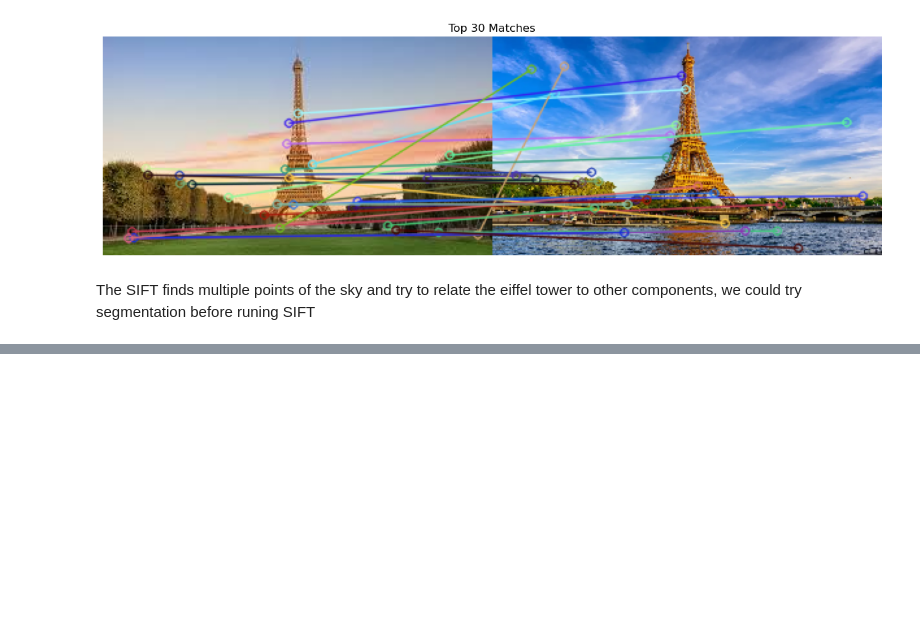
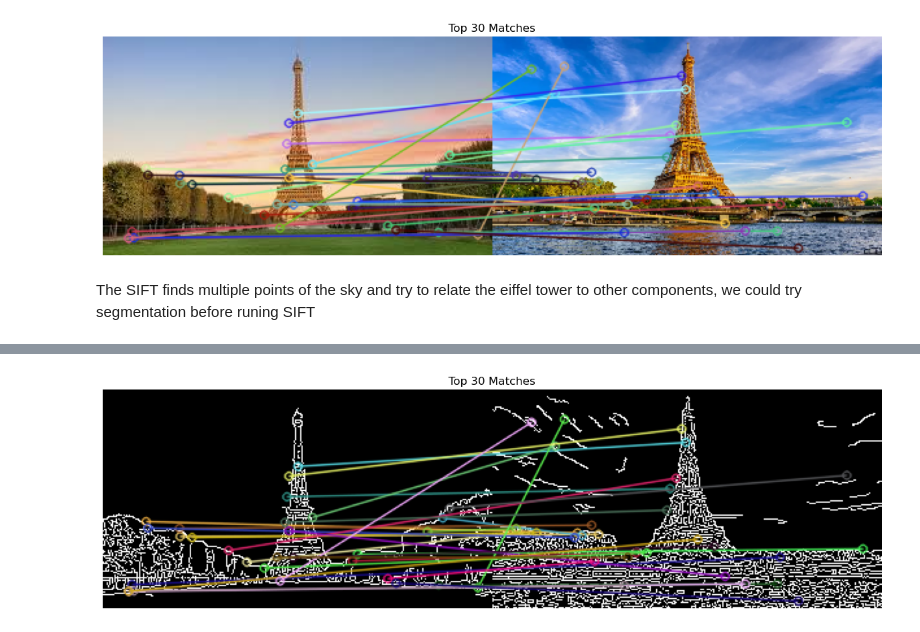
Before and after one commit to AnthonyBebek/Computer-Vision-Image-Analysis, a Jupyter notebook: Tutorials/Week5/ExtendedWork.ipynb, the cells around one changed output, grey strips where cells are left out. Saved outputs shown, nothing was run; the diff lists cells and outputs as text; code cells hidden in the pictures; blank space fills up the shorter version.

```diff
--- a/Tutorials/Week5/ExtendedWork.ipynb
+++ b/Tutorials/Week5/ExtendedWork.ipynb
@@ -36,0 +52,22 @@ The SIFT finds multiple points of the sky and try to relate the eiffel tower to
+# %%
+sift = cv2.SIFT_create()
+
+kp1, des1 = sift.detectAndCompute(gray1, None)
+kp2, des2 = sift.detectAndCompute(gray2, None)
+
+bf = cv2.BFMatcher(cv2.NORM_L2, crossCheck=True)
+matches = bf.match(des1, des2)
+matches = sorted(matches, key=lambda x: x.distance)
+
+matched_img = cv2.drawMatches(
+    canny1, kp1, canny2, kp2, matches[:30], None,
+    flags=cv2.DrawMatchesFlags_NOT_DRAW_SINGLE_POINTS
+)
+
+plt.figure(figsize=(15, 10))
+plt.imshow(cv2.cvtColor(matched_img, cv2.COLOR_BGR2RGB))
+plt.title('Top 30 Matches')
+plt.axis('off')
+plt.show()
+# %% [output]
+[figure, added]
```
Also changed, not shown: parts of 1 cell of this notebook, 6 other files.
